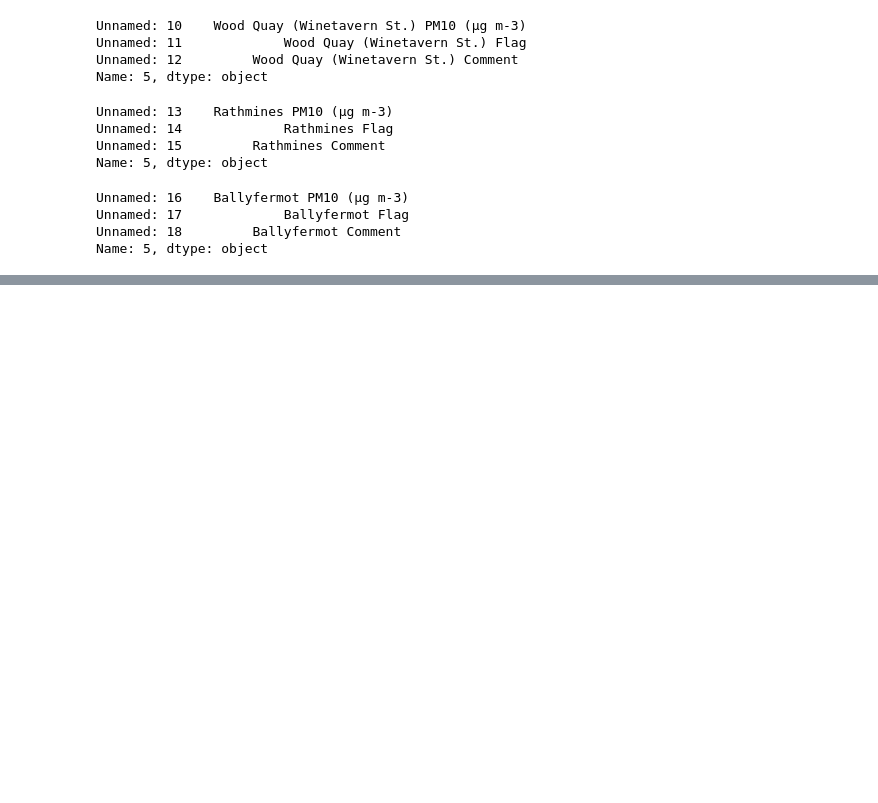
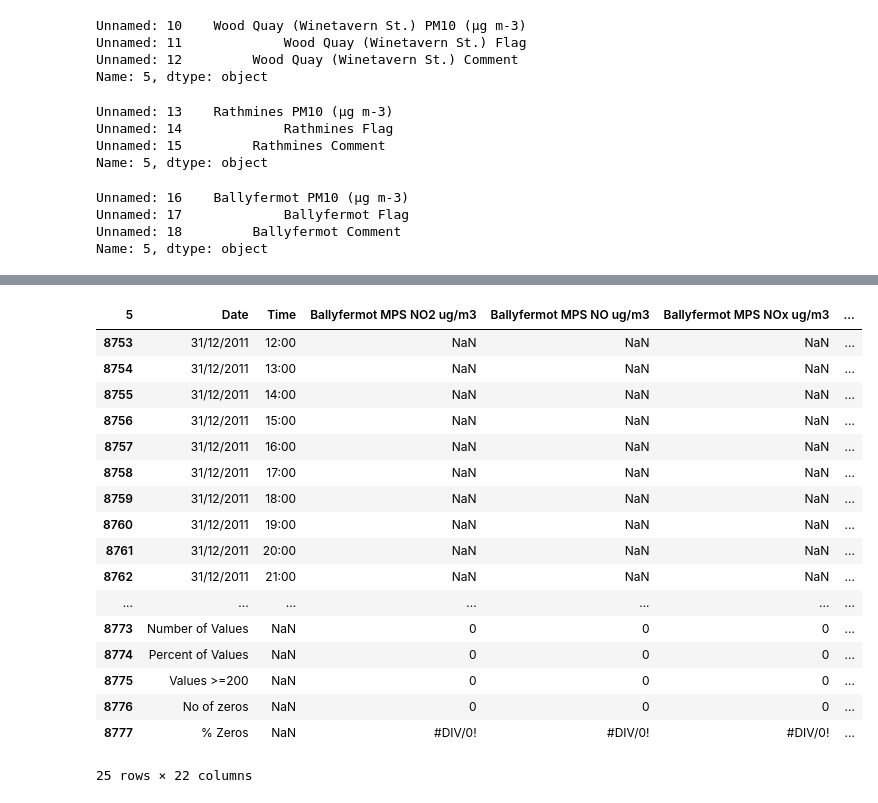
Before and after one commit to Saminyead/Dublin_AQ_2011_Analysis, a Jupyter notebook: Dublin_Air_Pollution_Project.ipynb, the cells around one changed output, grey strips where cells are left out. Saved outputs shown, nothing was run; the diff lists cells and outputs as text; code cells hidden in the pictures; blank space fills up the shorter version.

```diff
--- a/Dublin_Air_Pollution_Project.ipynb
+++ b/Dublin_Air_Pollution_Project.ipynb
@@ -270,0 +311,22 @@ dublin_pm.head(10)
+# %%
+df_view_tail(dublin_nox,25)
+#bottom rows to be dropped from row = 8766
+# %% [output]
+| 5 | Date | Time | Ballyfermot MPS NO2 ug/m3 | Ballyfermot MPS NO ug/m3 | Ballyfermot MPS NOx ug/m3 | ... |
+| 8753 | 31/12/2011 | 12:00 | NaN | NaN | NaN | ... |
+| 8754 | 31/12/2011 | 13:00 | NaN | NaN | NaN | ... |
+| 8755 | 31/12/2011 | 14:00 | NaN | NaN | NaN | ... |
+| 8756 | 31/12/2011 | 15:00 | NaN | NaN | NaN | ... |
+| 8757 | 31/12/2011 | 16:00 | NaN | NaN | NaN | ... |
+| 8758 | 31/12/2011 | 17:00 | NaN | NaN | NaN | ... |
+| 8759 | 31/12/2011 | 18:00 | NaN | NaN | NaN | ... |
+| 8760 | 31/12/2011 | 19:00 | NaN | NaN | NaN | ... |
+| 8761 | 31/12/2011 | 20:00 | NaN | NaN | NaN | ... |
+| 8762 | 31/12/2011 | 21:00 | NaN | NaN | NaN | ... |
+| ... | ... | ... | ... | ... | ... | ... |
+| 8773 | Number of Values | NaN | 0 | 0 | 0 | ... |
+| 8774 | Percent of Values | NaN | 0 | 0 | 0 | ... |
+| 8775 | Values >=200 | NaN | 0 | 0 | 0 | ... |
+| 8776 | No of zeros | NaN | 0 | 0 | 0 | ... |
+| 8777 | % Zeros | NaN | #DIV/0! | #DIV/0! | #DIV/0! | ... |
+25 rows × 22 columns
```
Also changed, not shown: parts of 20 cells of this notebook, 1 other file.
